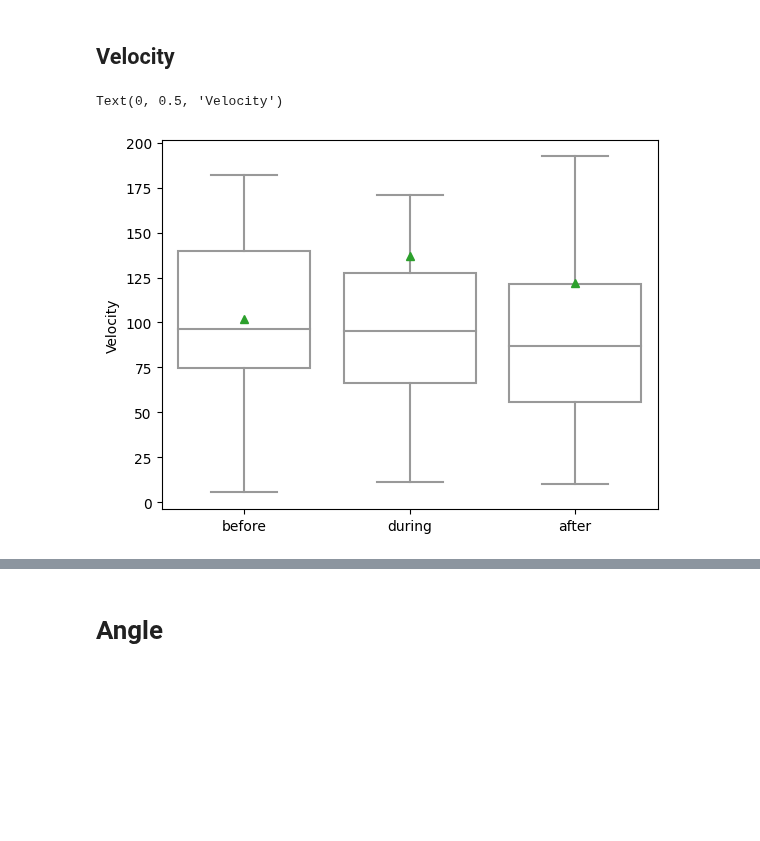
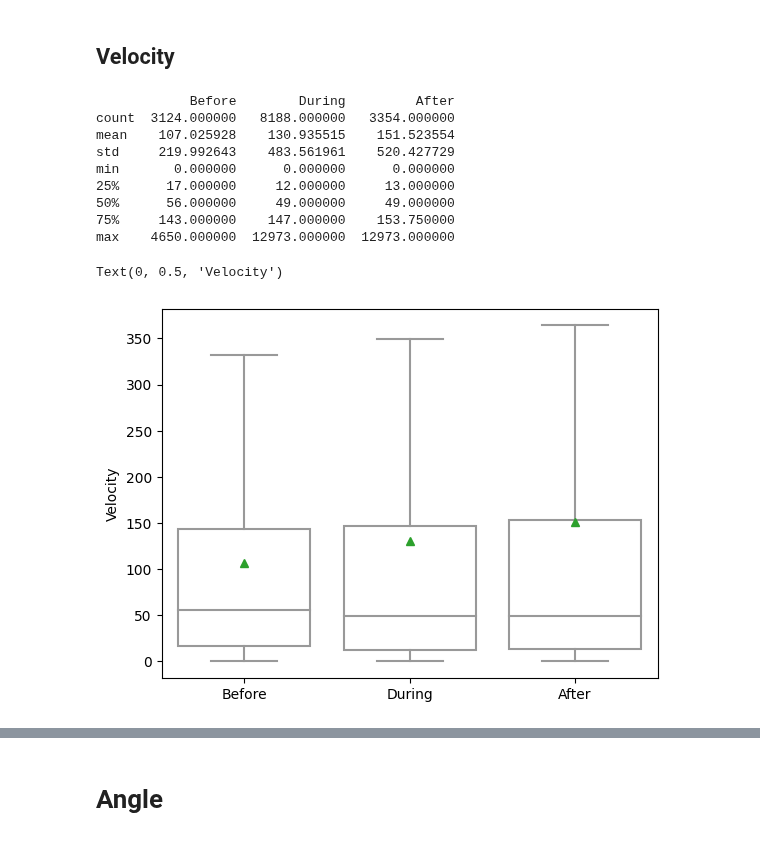
Before and after one commit to sigrunnu/sheep_n_predators, a Jupyter notebook: statistics/AttackBehaviour.ipynb, the cells around one changed output, grey strips where cells are left out. Saved outputs shown, nothing was run; the diff lists cells and outputs as text; code cells hidden in the pictures; blank space fills up the shorter version.

```diff
--- a/statistics/AttackBehaviour.ipynb
+++ b/statistics/AttackBehaviour.ipynb
@@ -139,28 +122,25 @@ def get_mean_std_values(sheep_data, flock, attack, feature):
 # %%
-def create_mean_std_dfs(sheep_data, attack_data):
+def create_df(sheep_data, attack_data, feature):
     attack_data['date_from'] = pd.to_datetime(attack_data['date_from'])
     attack_data['date_to'] = pd.to_datetime(attack_data['date_to'])
 
     # create new column with only date
     sheep_data['date'] = pd.to_datetime(sheep_data['date_time']).dt.date
 
-    velocity_df = create_empty_mean_std_df('velocity')
-    angle_df = create_empty_mean_std_df('angle')
-    altitude_df = create_empty_mean_std_df('altitude')
+    feature_df = pd.DataFrame(
+        columns=['Before', 'During', 'After'])
+
 
     for a in attack_data.index:
         attack = attack_data.iloc[a]  # Get attack row
         flock = create_flock(sheep_data, attack)
 
         if len(flock) != 0:
-            new_velocity_row = get_mean_std_values(
-                sheep_data, flock, attack, 'velocity')
-            new_angle_row = get_mean_std_values(
-                sheep_data, flock, attack, 'angle')
-            new_altitude_row = get_mean_std_values(
-                sheep_data, flock, attack, 'altitude')
-            velocity_df.loc[len(velocity_df.index)] = new_velocity_row
-            angle_df.loc[len(angle_df.index)] = new_angle_row
-            altitude_df.loc[len(altitude_df.index)] = new_altitude_row
+            new_rows = get_values(
+                sheep_data, flock, attack, feature)
 
-    return velocity_df, angle_df, altitude_df
+            feature_df = pd.concat(
+                [feature_df, new_rows], ignore_index=True, axis=0)
+
+
+    return feature_df
@@ -214,15 +149,22 @@ altitude_df = altitude_df.drop_duplicates(['num_ind',  'mean_altitude', 'std_alt
 # %% [markdown]
 ## Velocity
+# %%
+velocity_df = create_df(
+    sheep_data=df, attack_data=attack_data, feature='velocity')
 # %%
-vel = velocity_df.loc[:, ['before_mean_velocity',
-                          'mean_velocity', 'after_mean_velocity']]
-vel = vel.rename(columns={
-                 'before_mean_velocity': 'before', 'mean_velocity': 'during', 'after_mean_velocity': 'after'})
-
-
-ax = sb.boxplot(data=vel,
+print(velocity_df.describe())
+ax = sb.boxplot(data=velocity_df,
                 showfliers=False, showmeans=True, color="White")
 ax.set_ylabel('Velocity')
 # %% [output]
-Text(0, 0.5, 'Velocity')
+            Before        During         After
+count  3124.000000   8188.000000   3354.000000
+mean    107.025928    130.935515    151.523554
+std     219.992643    483.561961    520.427729
+min       0.000000      0.000000      0.000000
+25%      17.000000     12.000000     13.000000
+50%      56.000000     49.000000     49.000000
+75%     143.000000    147.000000    153.750000
+max    4650.000000  12973.000000  12973.000000
+Text(0, 0.5, 'Velocity')
-[figure, old version]
+[figure, new version]
```
Also changed, not shown: parts of 29 cells of this notebook, 6 other files.
